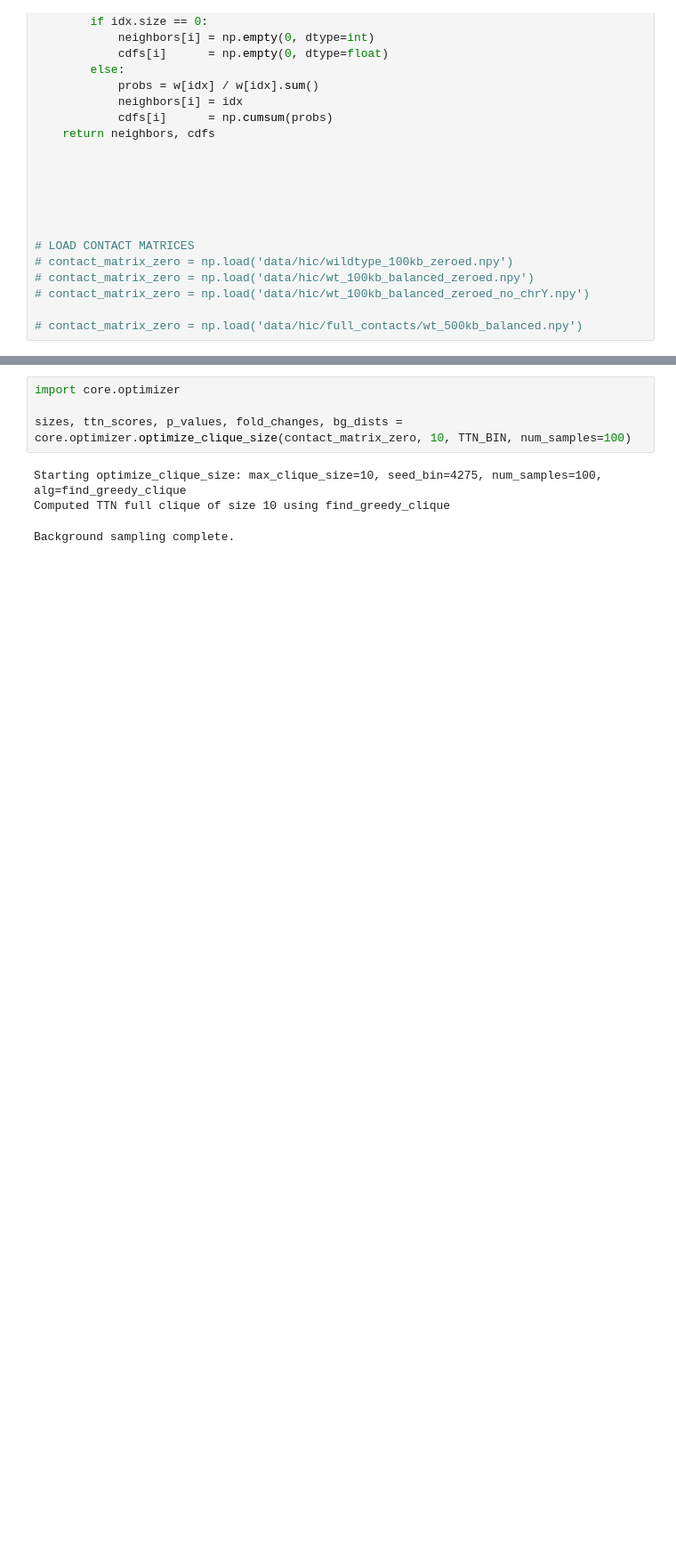
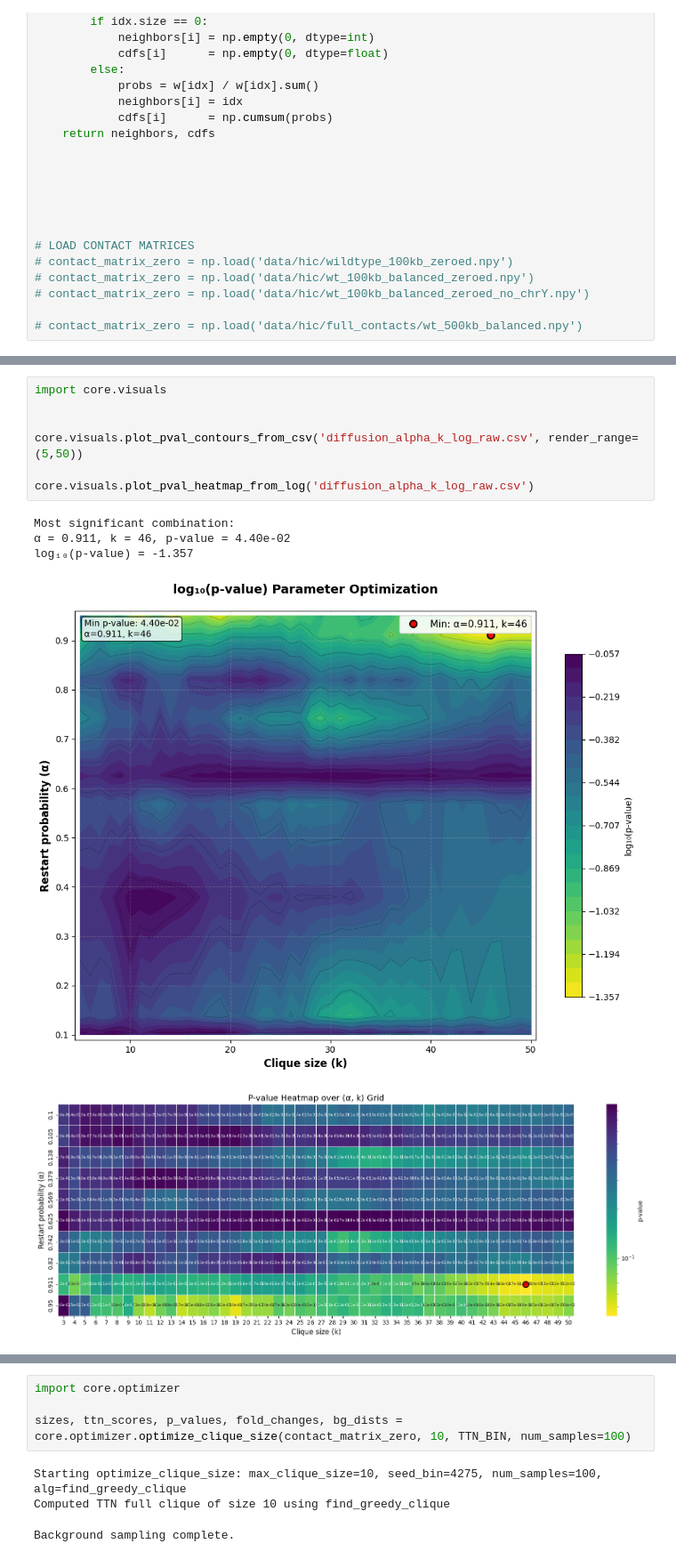
Before and after one commit to ethanoutangoun/chromatin-heart-dev, a Jupyter notebook: playground.ipynb, the cells around one changed output, grey strips where cells are left out. Shown at 89% size. Drawn from its saved outputs; the diff is of its cells as text; blank space fills up the shorter version.

Commit message:
setup stochastic diffusion pipeline

```diff
--- a/playground.ipynb
+++ b/playground.ipynb
@@ -80,0 +111,13 @@ contact_matrix_zero = np.load('data/hic/wt_100kb_balanced_zeroed_no_chrY.npy')
+# %%
+import core.visuals
+
+
+core.visuals.plot_pval_contours_from_csv('diffusion_alpha_k_log_raw.csv', render_range=(5,50))
+
+core.visuals.plot_pval_heatmap_from_log('diffusion_alpha_k_log_raw.csv')
+# %% [output]
+Most significant combination:
+α = 0.911, k = 46, p-value = 4.40e-02
+log₁₀(p-value) = -1.357
+[figure, added]
+[figure, added]
```
Also changed, not shown: parts of 6 cells of this notebook, 6 other files.
